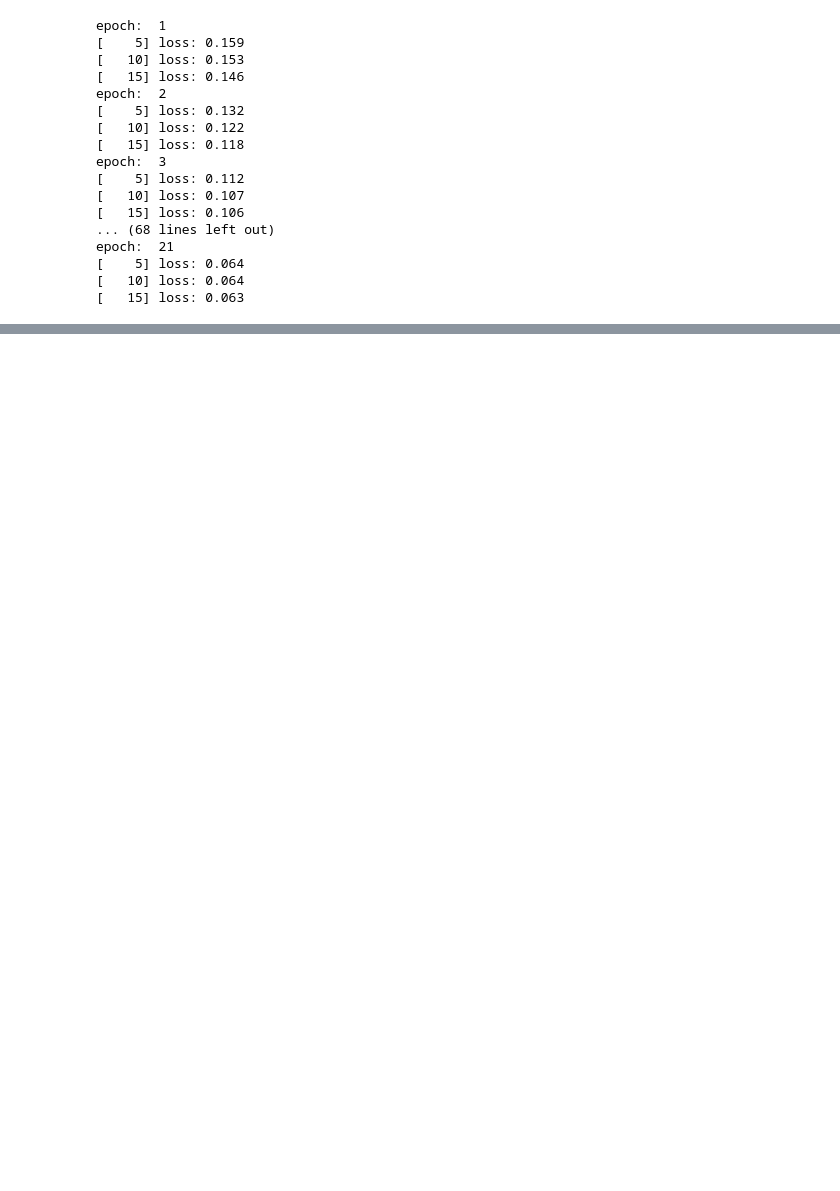
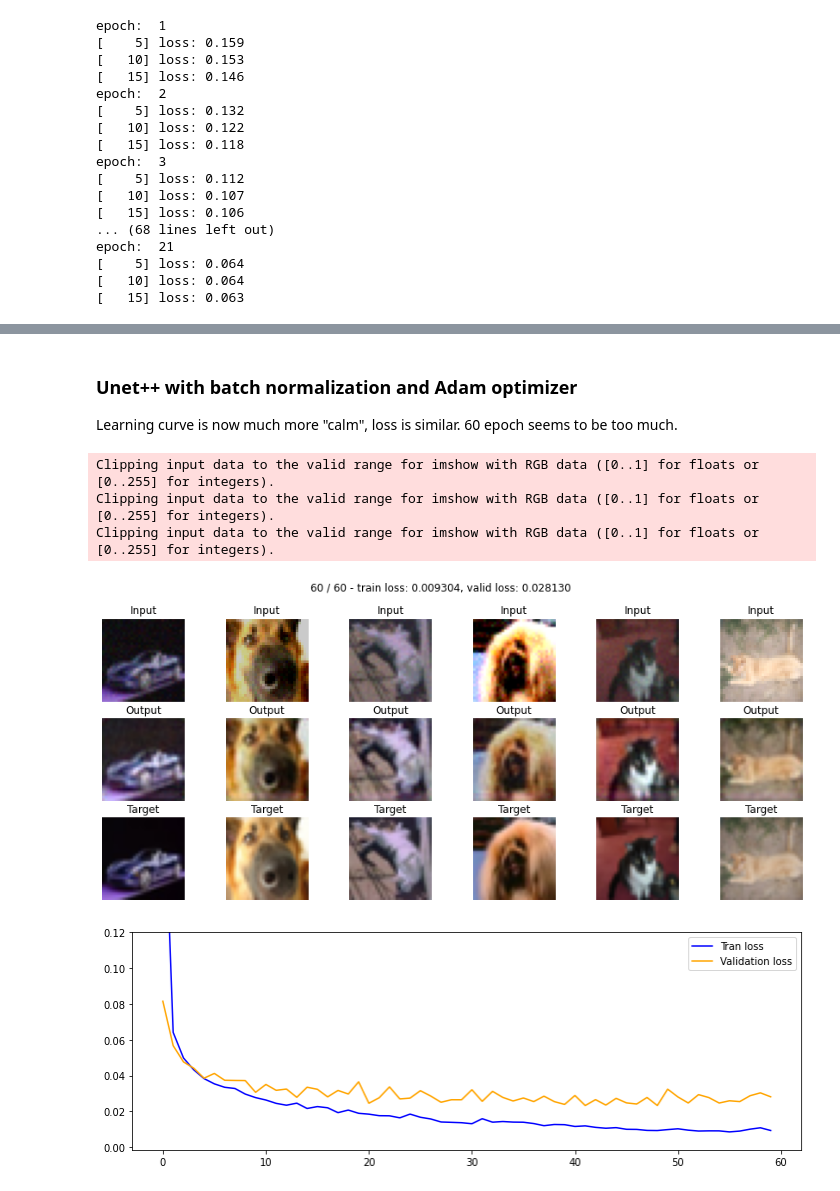
Before and after one commit to Nomow/02456-deep-learning-image-denoising, a Jupyter notebook: train.ipynb, the cells around one changed output, grey strips where cells are left out. Saved outputs shown, nothing was run; the diff lists cells and outputs as text; code cells hidden in the pictures; blank space fills up the shorter version.

```diff
--- a/train.ipynb
+++ b/train.ipynb
@@ -274,0 +402,29 @@ epoch:  21
+# %% [markdown]
+### Unet++ with batch normalization and Adam optimizer
+
+Learning curve is now much more "calm", loss is similar. 60 epoch seems to be too much.
+# %%
+netBatchNorm = smp.UnetPlusPlus(   #smp.Unet,
+    encoder_name="resnet34",        # choose encoder, e.g. mobilenet_v2 or efficientnet-b7
+    encoder_weights="imagenet",     # use `imagenet` pre-trained weights for encoder initialization
+    in_channels=3,                  # model input channels (1 for gray-scale images, 3 for RGB, etc.)
+    classes=3,                      # model output channels (number of classes in your dataset)
+    decoder_use_batchnorm = True
+    # aux_params={
+    #     'classes':3,
+    #     'dropout': 0.15,
+    #     'pooling': 'avg',
+    #     'activation': None
+    #     }
+)
+model = netBatchNorm.to(device)
+
+optimizer = optim.Adam(model.parameters())
+#scheduler = torch.optim.lr_scheduler.StepLR(optimizer, step_size = 15, gamma=0.5, last_epoch=-1, verbose=False)
+train2(model, optimizer, 60)
+# %% [output]
+Clipping input data to the valid range for imshow with RGB data ([0..1] for floats or [0..255] for integers).
+Clipping input data to the valid range for imshow with RGB data ([0..1] for floats or [0..255] for integers).
+Clipping input data to the valid range for imshow with RGB data ([0..1] for floats or [0..255] for integers).
+[figure, added]
+[figure, added]
```
Also changed, not shown: parts of 13 cells of this notebook.
